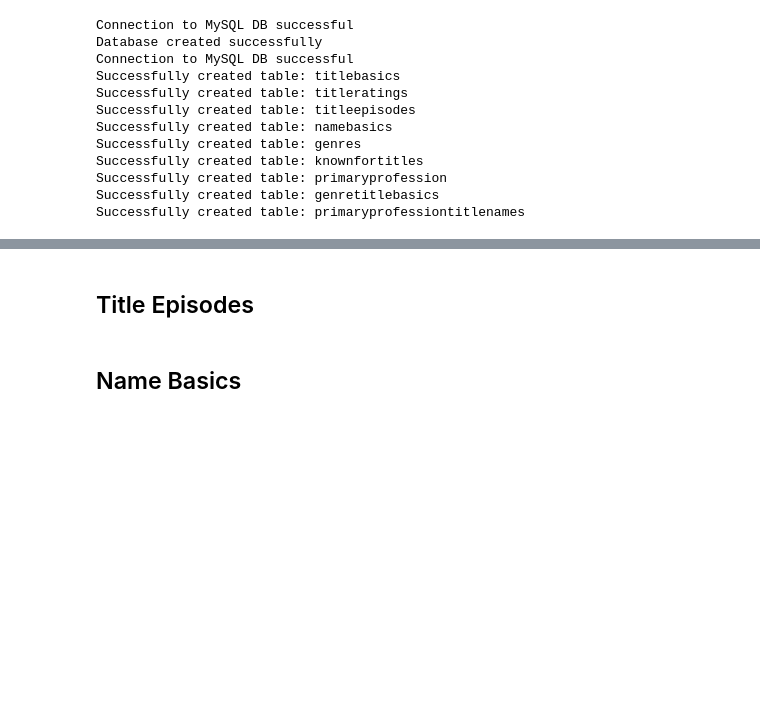
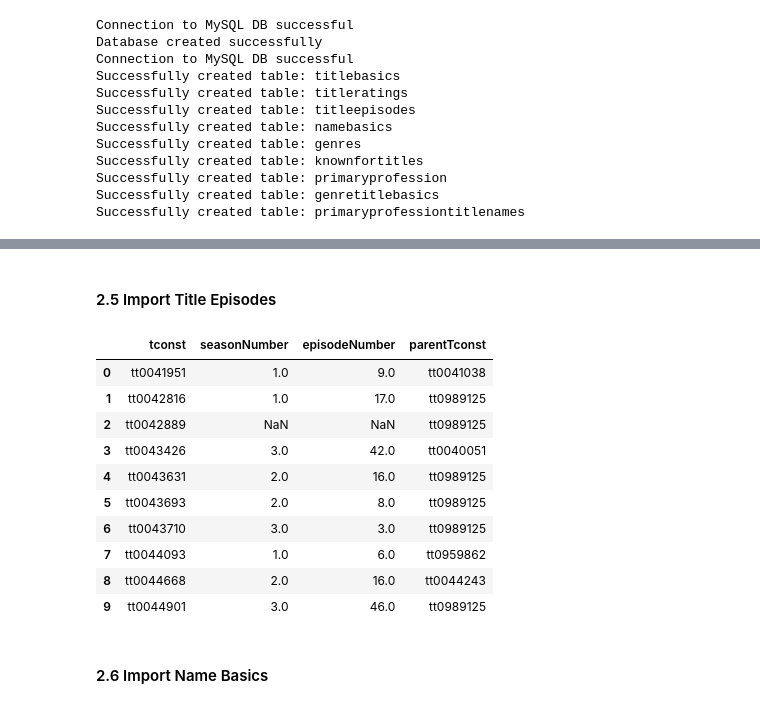
Before and after one commit to abasiamaakpan/Movie_Database_Application, a Jupyter notebook: Imdb_Database_Warehouse.ipynb, the cells around one changed output, grey strips where cells are left out. Drawn from its saved outputs; the diff is of its cells as text; code cells hidden in the pictures; blank space fills up the shorter version.

```diff
--- a/Imdb_Database_Warehouse.ipynb
+++ b/Imdb_Database_Warehouse.ipynb
@@ -436,5 +667,5 @@ del title_ratings_preprocessed
 # %% [markdown]
-## Title Episodes
+#### 2.5 Import Title Episodes
 # %%
 # read title episodes data
 title_episodes = pd.read_csv('title.episode.tsv', delimiter='\t',encoding='utf-8')
@@ -474,3 +710,26 @@ del title_episodes
+# %%
+def retrieve_title_episodes():
+    """ retrieve first 10 entries from the titleepisodes table in MySQL
+    :return: dataframe containing result from MySQL query
+    """
+    titleepisodes = pd.read_sql("""SELECT tconst, seasonNumber, episodeNumber, parentTconst FROM titleepisodes LIMIT 10;""",database_connection.connect())
+
+    return titleepisodes
+
+# call function
+retrieve_title_episodes()
+# %% [output]
+|  | tconst | seasonNumber | episodeNumber | parentTconst |
+| 0 | tt0041951 | 1.0 | 9.0 | tt0041038 |
+| 1 | tt0042816 | 1.0 | 17.0 | tt0989125 |
+| 2 | tt0042889 | NaN | NaN | tt0989125 |
+| 3 | tt0043426 | 3.0 | 42.0 | tt0040051 |
+| 4 | tt0043631 | 2.0 | 16.0 | tt0989125 |
+| 5 | tt0043693 | 2.0 | 8.0 | tt0989125 |
+| 6 | tt0043710 | 3.0 | 3.0 | tt0989125 |
+| 7 | tt0044093 | 1.0 | 6.0 | tt0959862 |
+| 8 | tt0044668 | 2.0 | 16.0 | tt0044243 |
+| 9 | tt0044901 | 3.0 | 46.0 | tt0989125 |
 # %% [markdown]
-## Name Basics
+#### 2.6 Import Name Basics
 # %%
```
Also changed, not shown: parts of 123 cells of this notebook.
